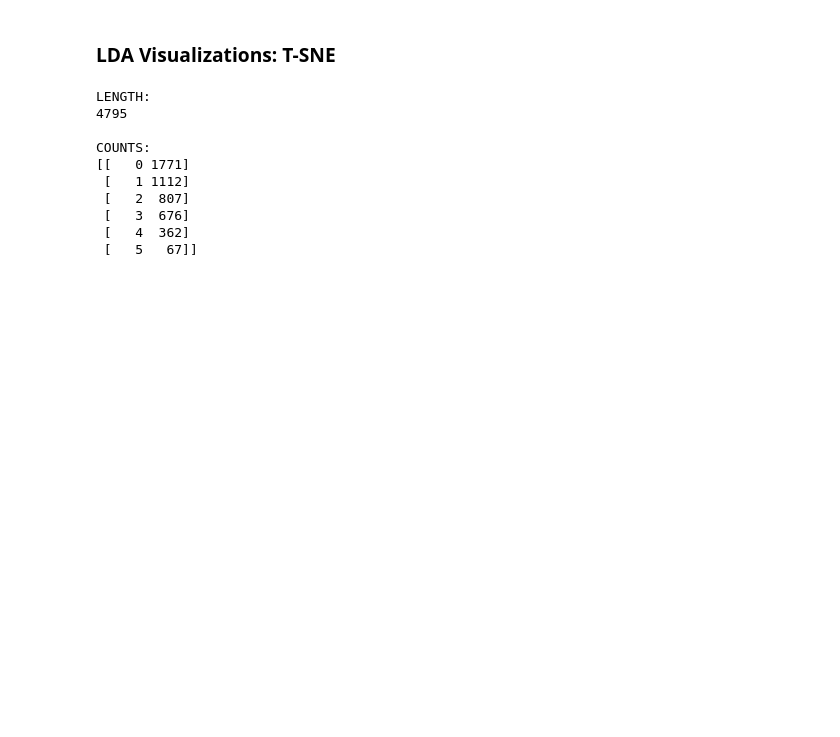
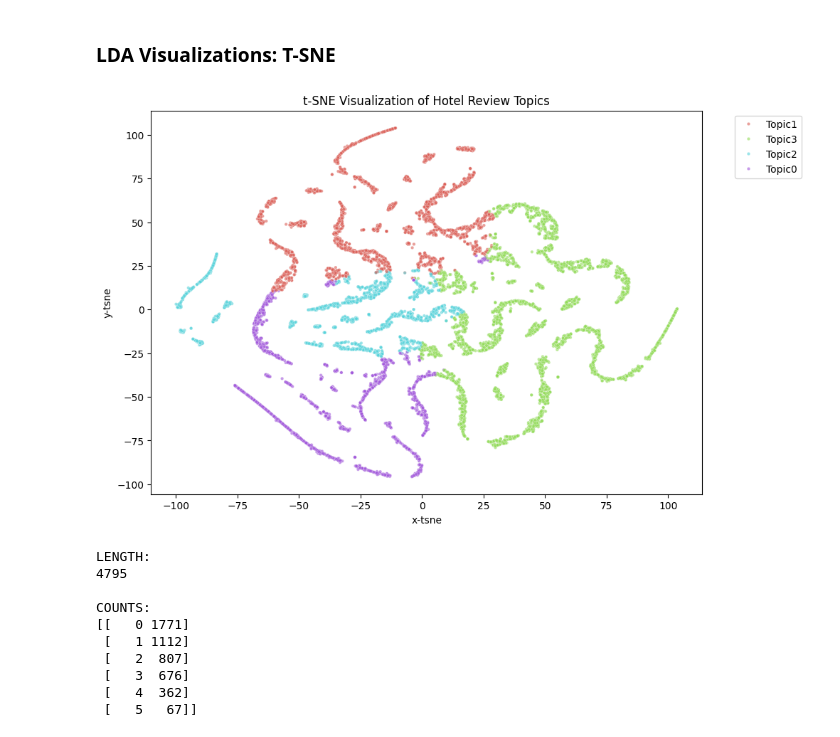
Before and after one commit to Hunteracademic/Unsupervised_assignment_1, a Jupyter notebook: FinalProject_Group04_AlexKravtsov_DanielCastiblanco_HunterWard.ipynb, the cells around one changed output. Drawn from its saved outputs; the diff is of its cells as text; code cells hidden in the pictures; blank space fills up the shorter version.

```diff
--- a/FinalProject_Group04_AlexKravtsov_DanielCastiblanco_HunterWard.ipynb
+++ b/FinalProject_Group04_AlexKravtsov_DanielCastiblanco_HunterWard.ipynb
@@ -484,6 +492,42 @@ pyLDAvis.display(lda_display)
 [interactive output not drawn]
 # %% [markdown]
 ### LDA Visualizations: T-SNE
+# %%
+import matplotlib.pyplot as plt
+from sklearn.manifold import TSNE
+import seaborn as sns
+
+# 1. Get the Document-Topic Distribution
+# This creates a matrix where each row is a review and each column is a topic probability
+doc_topic_probs = final_lda_bi.transform(dtm_bi)
+
+# 2. Run t-SNE on the documents
+# We project the 4-dimensional topic probabilities into 2 dimensions (x and y)
+tsne_model = TSNE(n_components=2, perplexity=30, random_state=42, init='pca')
+tsne_results = tsne_model.fit_transform(doc_topic_probs)
+
+# 3. Prepare data for plotting
+plot_df = pd.DataFrame(tsne_results, columns=['x-tsne', 'y-tsne'])
+plot_df['Topic'] = doc_topic_probs.argmax(axis=1) # Assign dominant topic for color
+plot_df['Topic'] = plot_df['Topic'].apply(lambda x: f'Topic{x}')
+
+# 4. Create the scatter plot
+plt.figure(figsize=(10, 7))
+sns.scatterplot(
+    data=plot_df,
+    x='x-tsne', y='y-tsne',
+    hue='Topic',
+    palette='hls',      # Matches the vibrant colors in your image
+    alpha=0.6,          # Transparency to see density
+    s=10,               # Point size
+    legend='full'
+)
+
+plt.title('t-SNE Visualization of Hotel Review Topics')
+plt.legend(bbox_to_anchor=(1.05, 1), loc='upper left')
+plt.show()
+# %% [output]
+[figure, added]
 # %%
 # define functiont to fit and plot t-SNE model
 
```
Also changed, not shown: parts of 1 cell of this notebook.
